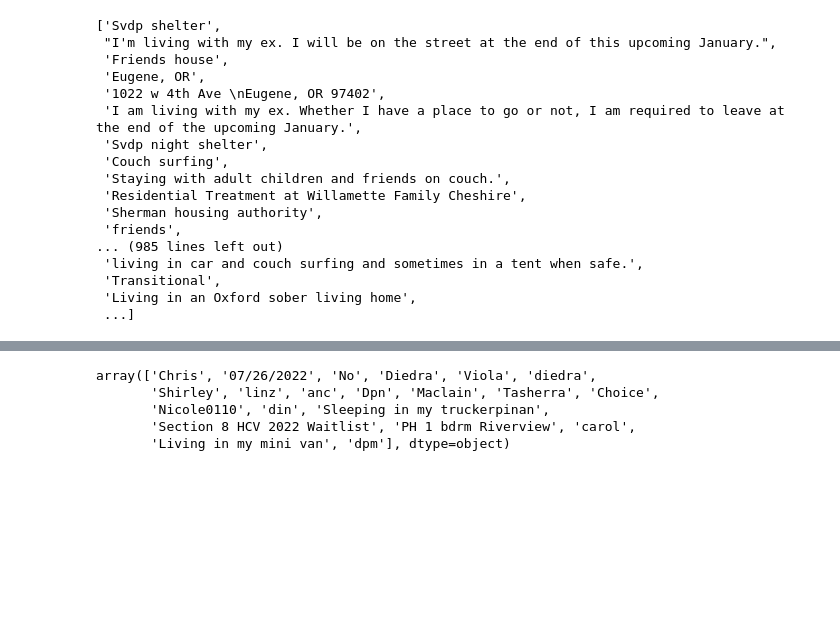
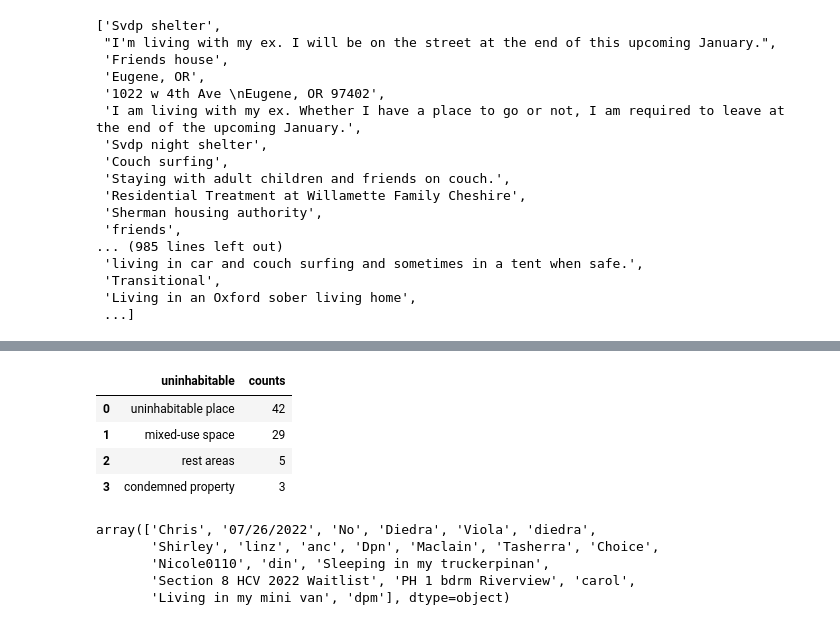
Before and after one commit to dongmeic/LCOG_support, a Jupyter notebook: Lane/HomesforGood.ipynb, the cells around one changed output, grey strips where cells are left out. Saved outputs shown, nothing was run; the diff lists cells and outputs as text; code cells hidden in the pictures; blank space fills up the shorter version.

```diff
--- a/Lane/HomesforGood.ipynb
+++ b/Lane/HomesforGood.ipynb
@@ -34,3 +104,11 @@ list(aqh.loc[(aqh.Preference=='P7') & (aqh.Answer=='Yes'), 'Response'].unique())
+# %%
+p7[p7.P7BCat == "Uninhabitable Space"]["P7SCat"].value_counts().rename_axis('uninhabitable').reset_index(name='counts')
+# %% [output]
+|  | uninhabitable | counts |
+| 0 | uninhabitable place | 42 |
+| 1 | mixed-use space | 29 |
+| 2 | rest areas | 5 |
+| 3 | condemned property | 3 |
 # %%
 p8 = reorganizeP8()
 # %%
```
Also changed, not shown: parts of 19 cells of this notebook, 1 other file.
